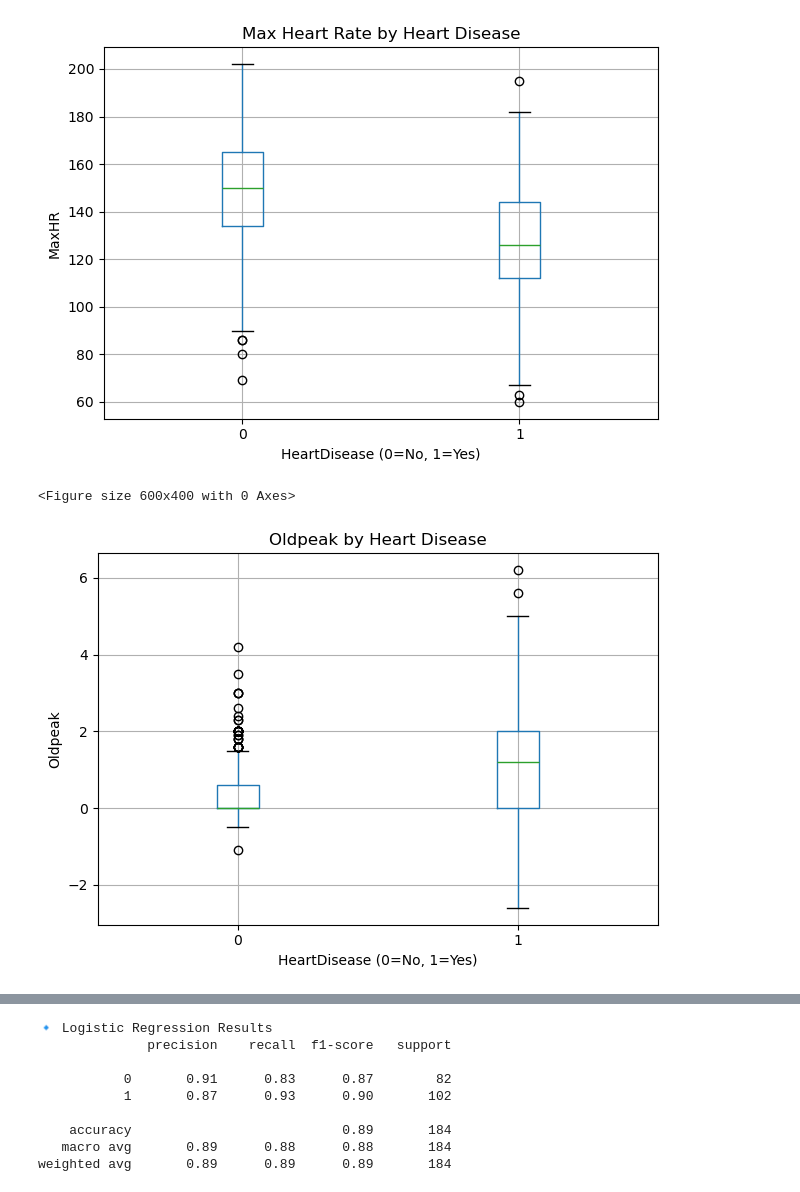
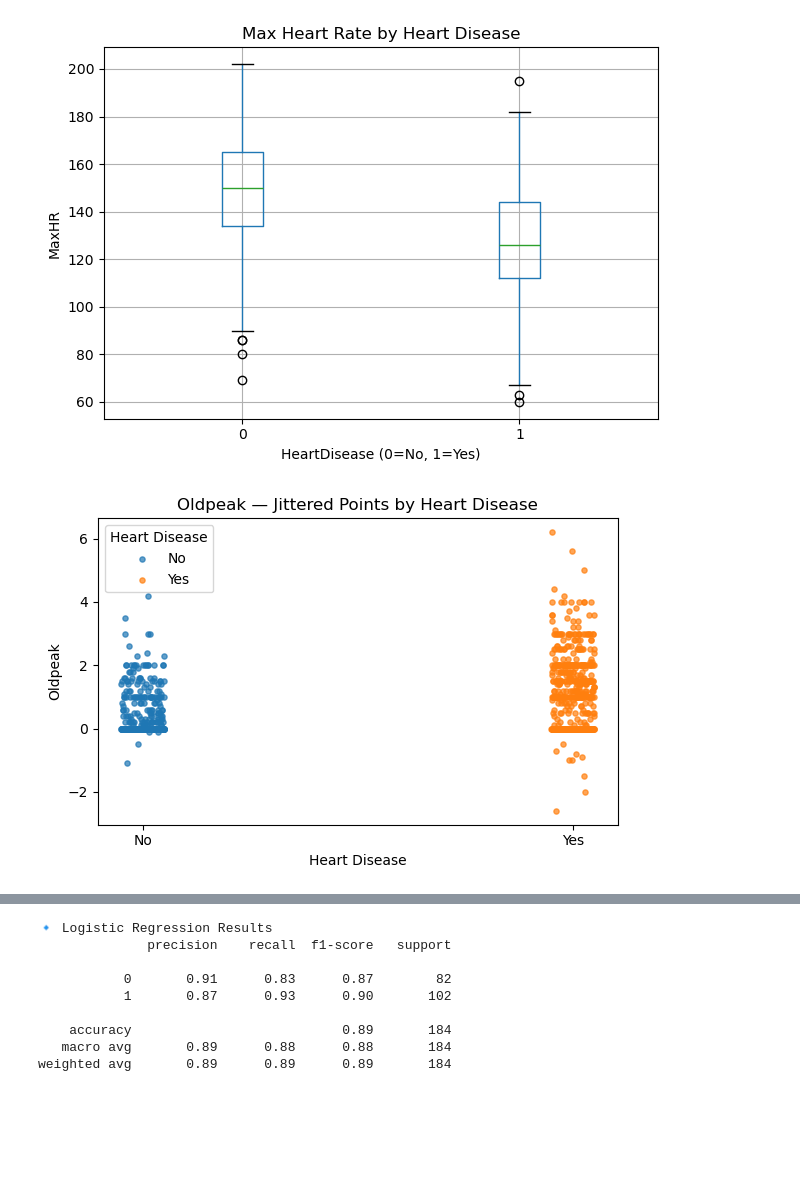
Before and after one commit to klunsfo7/Project_1, a Jupyter notebook: Project2.ipynb, the cells around one changed output, grey strips where cells are left out. Cells and saved outputs as stored; diff of their text form; code cells hidden in the pictures; blank space fills up the shorter version.

```diff
--- a/Project2.ipynb
+++ b/Project2.ipynb
@@ -142,15 +142,24 @@ plt.show()
 <Figure size 600x400 with 0 Axes>
 [figure]
 # %%
+import numpy as np
+import matplotlib.pyplot as plt
+
+mask0 = df["HeartDisease"] == 0
+mask1 = df["HeartDisease"] == 1
+
+# jitter x so points don't stack
+x0 = np.zeros(mask0.sum()) + (np.random.rand(mask0.sum()) - 0.5) * 0.1
+x1 = np.ones(mask1.sum())  + (np.random.rand(mask1.sum()) - 0.5) * 0.1
+
 plt.figure(figsize=(6,4))
-df.boxplot(column="Oldpeak", by="HeartDisease")
-plt.title("Oldpeak by Heart Disease")
-plt.suptitle("")
-plt.xlabel("HeartDisease (0=No, 1=Yes)")
-plt.ylabel("Oldpeak")
-plt.tight_layout()
-plt.show()
+plt.scatter(x0, df.loc[mask0, "Oldpeak"], s=14, alpha=0.7, label="No")
+plt.scatter(x1, df.loc[mask1, "Oldpeak"], s=14, alpha=0.7, label="Yes")
+plt.xticks([0,1], ["No","Yes"])
+plt.xlabel("Heart Disease"); plt.ylabel("Oldpeak")
+plt.title("Oldpeak — Jittered Points by Heart Disease")
+plt.legend(title="Heart Disease")
+plt.tight_layout(); plt.show()
 # %% [output]
-<Figure size 600x400 with 0 Axes>
-[figure, old version]
+[figure, new version]
 # %%
```
Also changed, not shown: parts of 2 cells of this notebook.
